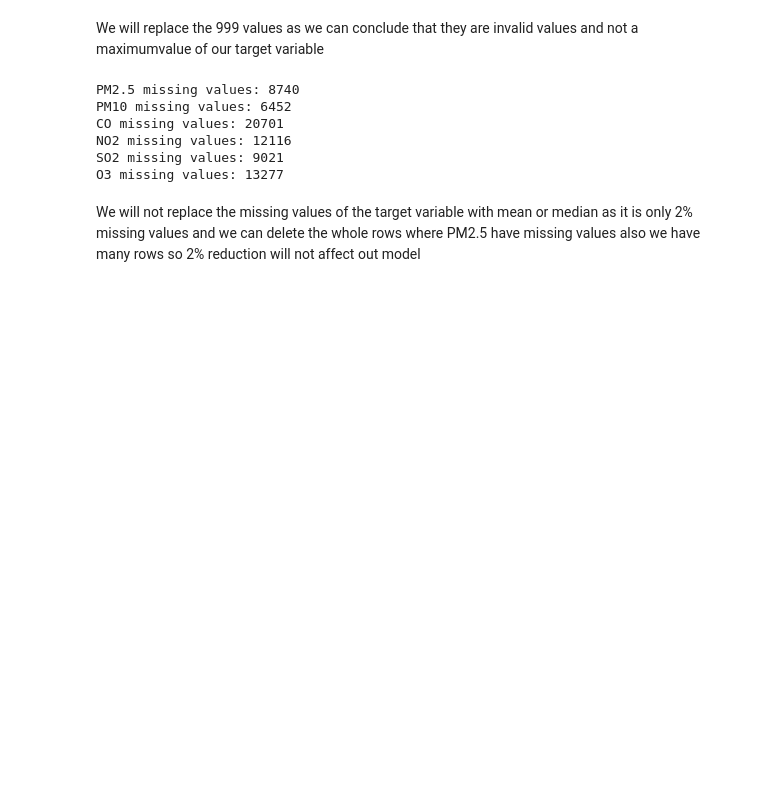
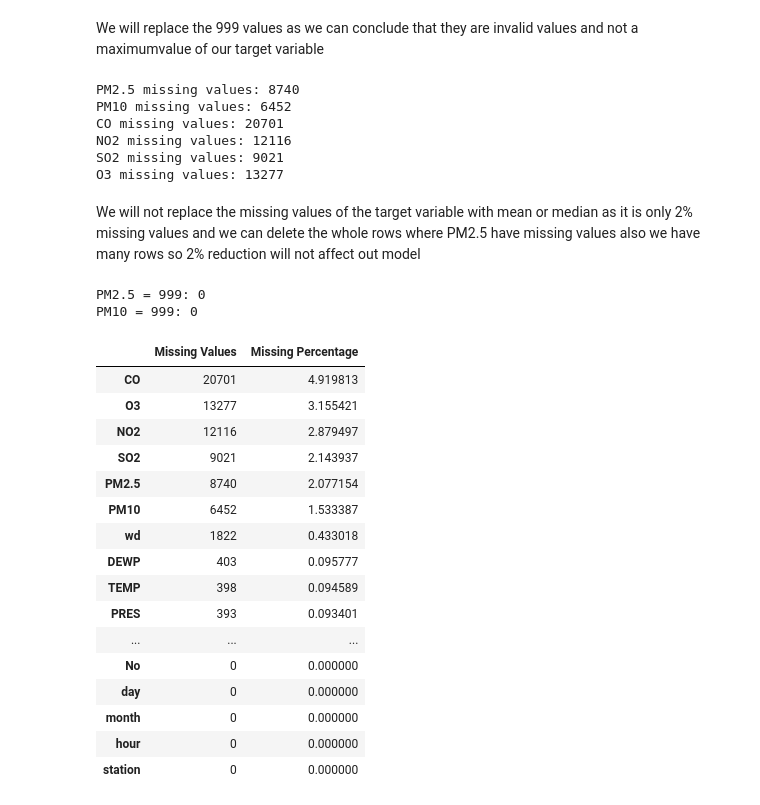
Before and after one commit to Jigyasa-sharma7/Pollution-Level-Forecasting, a Jupyter notebook: pollution_forecasting.ipynb, the cells around one changed output. Cells and saved outputs as stored; diff of their text form; code cells hidden in the pictures; blank space fills up the shorter version.

```diff
--- a/pollution_forecasting.ipynb
+++ b/pollution_forecasting.ipynb
@@ -210,3 +210,37 @@ O3 missing values: 13277
 We will not replace the missing values of the target variable with mean or median as it is only 2% missing values and we can delete the whole rows where PM2.5 have missing values also we have many rows so 2% reduction will not affect out model
 # %%
 df_model = df.dropna(subset=["PM2.5"]).copy()
+# %%
+print("PM2.5 = 999:", (df["PM2.5"] == 999).sum())
+print("PM10 = 999:", (df["PM10"] == 999).sum())
+# %% [output]
+PM2.5 = 999: 0
+PM10 = 999: 0
+# %%
+missing = df.isnull().sum()
+missing_percentage = (missing / len(df)) * 100
+
+missing_table = pd.DataFrame({
+    "Missing Values": missing,
+    "Missing Percentage": missing_percentage
+})
+
+missing_table.sort_values("Missing Percentage", ascending=False)
+# %% [output]
+|  | Missing Values | Missing Percentage |
+| CO | 20701 | 4.919813 |
+| O3 | 13277 | 3.155421 |
+| NO2 | 12116 | 2.879497 |
+| SO2 | 9021 | 2.143937 |
+| PM2.5 | 8740 | 2.077154 |
+| PM10 | 6452 | 1.533387 |
+| wd | 1822 | 0.433018 |
+| DEWP | 403 | 0.095777 |
+| TEMP | 398 | 0.094589 |
+| PRES | 393 | 0.093401 |
+| ... | ... | ... |
+| No | 0 | 0.000000 |
+| day | 0 | 0.000000 |
+| month | 0 | 0.000000 |
+| hour | 0 | 0.000000 |
+| station | 0 | 0.000000 |
```
Also changed, not shown: parts of 7 cells of this notebook.
